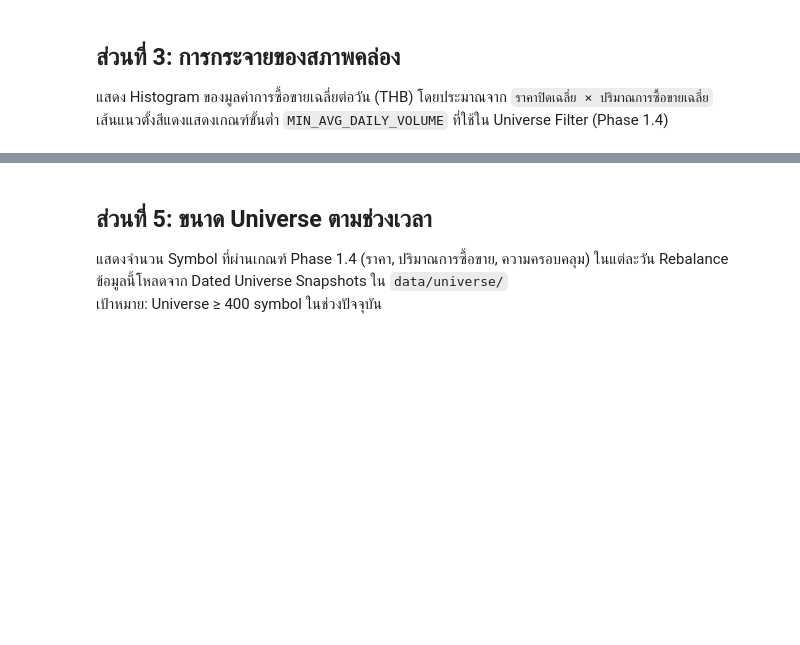
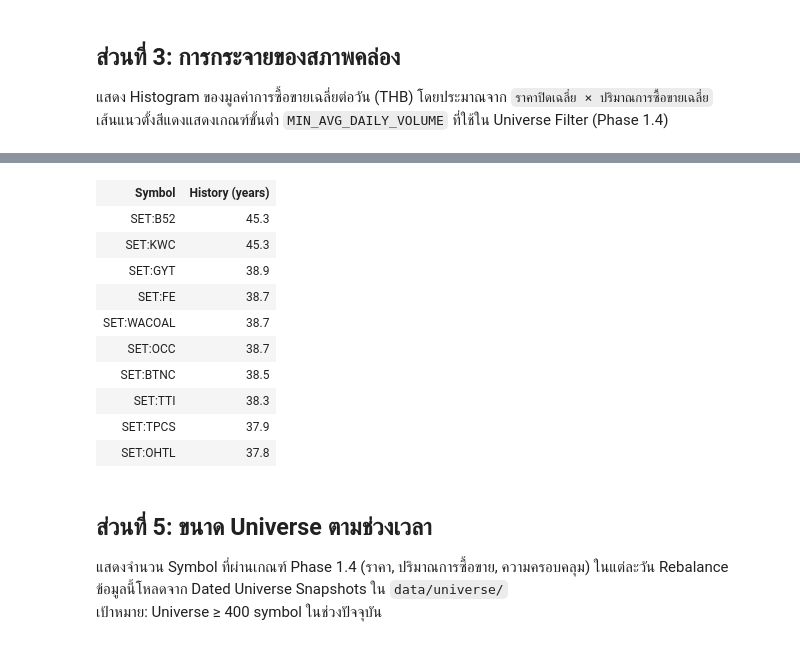
Before and after one commit to lumduan/csm-set, a Jupyter notebook: notebooks/01_data_exploration_executed.ipynb, the cells around one changed output, grey strips where cells are left out. Cells and saved outputs as stored; diff of their text form; code cells hidden in the pictures; blank space fills up the shorter version.

```diff
--- a/notebooks/01_data_exploration_executed.ipynb
+++ b/notebooks/01_data_exploration_executed.ipynb
@@ -224,10 +275,9 @@ Symbols ต่ำกว่าเกณฑ์ MIN_AVG_DAILY_VOLUME: 79 / 693 (11.
 symbols_json_path = settings.data_dir / "universe" / "symbols.json"
 
 if not symbols_json_path.exists():
-    print("⚠ DATA NOT AVAILABLE — data/universe/symbols.json not found."
-          " Run build_universe.py first.")
+    display(HTML("<div style='color:orange;font-weight:bold;'>⚠ DATA NOT AVAILABLE — data/universe/symbols.json not found. Run build_universe.py first.</div>"))
 elif not symbol_keys:
-    print("⚠ DATA NOT AVAILABLE — data/raw/ is empty. Run fetch_history.py first.")
+    display(HTML("<div style='color:orange;font-weight:bold;'>⚠ DATA NOT AVAILABLE — data/raw/ is empty. Run fetch_history.py first.</div>"))
 else:
     raw_json = json.loads(symbols_json_path.read_text())
     universe_candidates: list[str] = raw_json.get("symbols", [])
@@ -238,19 +288,38 @@ else:
     missing_from_raw = candidate_set - raw_set
     extra_in_raw = raw_set - candidate_set  # fetched but not in current universe JSON
 
-    print(f"Universe candidates (symbols.json) : {len(universe_candidates):>5}")
-    print(f"Symbols with raw parquet data      : {len(raw_set):>5}")
-    print(f"Successfully fetched (intersection): {len(fetched):>5}")
-    print(f"Missing from raw (fetch failures)  : {len(missing_from_raw):>5}")
-    print(f"Extra in raw (not in current JSON) : {len(extra_in_raw):>5}")
+    display(HTML(f"""
+<table style="border-collapse:collapse;font-size:14px;font-family:monospace;">
+  <tr style="background:#f5f5f5">
+    <th style="text-align:left;padding:6px 24px 6px 8px;color:#555;">Metric</th>
+    <th style="text-align:right;padding:6px 8px;color:#555;">Count</th>
+  </tr>
+  <tr><td style="padding:5px 24px 5px 8px;color:#888;">Universe candidates (symbols.json)</td>
+      <td style="padding:5px 8px;text-align:right;font-weight:bold;">{len(universe_candidates):,}</td></tr>
+  <tr style="background:#fafafa"><td style="padding:5px 24px 5px 8px;color:#888;">Symbols with raw parquet data</td>
+      <td style="padding:5px 8px;text-align:right;font-weight:bold;">{len(raw_set):,}</td></tr>
+  <tr><td style="padding:5px 24px 5px 8px;color:#2ecc71;">Successfully fetched (intersection)</td>
+      <td style="padding:5px 8px;text-align:right;font-weight:bold;color:#2ecc71;">{len(fetched):,}</td></tr>
+  <tr style="background:#fafafa"><td style="padding:5px 24px 5px 8px;color:#e74c3c;">Missing from raw (fetch failures)</td>
+      <td style="padding:5px 8px;text-align:right;font-weight:bold;color:#e74c3c;">{len(missing_from_raw):,}</td></tr>
+  <tr><td style="padding:5px 24px 5px 8px;color:#888;">Extra in raw (not in current JSON)</td>
+      <td style="padding:5px 8px;text-align:right;font-weight:bold;">{len(extra_in_raw):,}</td></tr>
+</table>
+"""))
 
     if missing_from_raw:
-        print(f"\nตัวอย่าง symbols ที่ดึงไม่สำเร็จ (แสดง 10 รายการแรก):")
-        for s in sorted(missing_from_raw)[:10]:
-            print(f"  {s}")
+        sample_rows = "".join(
+            f"<tr><td style='padding:3px 8px;font-family:monospace;'>{s}</td></tr>"
+            for s in sorted(missing_from_raw)[:10]
+        )
+        display(HTML(f"""
+<details open style="margin-top:12px;">
+  <summary style="cursor:pointer;font-weight:bold;">Sample symbols with fetch failures (first 10)</summary>
+  <table style="border-collapse:collapse;font-size:13px;margin-top:6px;">{sample_rows}</table>
+</details>
+"""))
 
-    # Top-10 symbols by calendar history length (proxy for earliest-listed stocks)
-    print("\nTop-10 Symbols ที่มีประวัติราคายาวนานที่สุด (proxy สำหรับ stocks ที่จดทะเบียนมานาน):")
+    # Top-10 symbols by calendar history length
     history_lengths: list[tuple[str, float]] = []
     for key in symbol_keys:
         try:
@@ -260,13 +329,26 @@ else:
                 continue
             first_dt = close.index[0]
             last_dt = close.index[-1]
-            years = (last_dt - first_dt).days / 365.25
-            history_lengths.append((key, years))
+            years_hist = (last_dt - first_dt).days / 365.25
+            history_lengths.append((key, years_hist))
         except Exception:
             continue
     history_lengths.sort(key=lambda x: x[1], reverse=True)
-    print(f"{'Symbol':<20} {'ระยะเวลา (ปี)':>14}")
-    print("-" * 36)
-    for sym, yrs in history_lengths[:10]:
-        print(f"{sym:<20} {yrs:>14.1f}")
+
+    top_rows = "".join(
+        f"<tr style='{'background:#fafafa' if i % 2 else ''}'>"
+        f"<td style='padding:5px 24px 5px 8px;font-family:monospace;'>{sym}</td>"
+        f"<td style='padding:5px 8px;text-align:right;font-family:monospace;'>{yrs:.1f}</td></tr>"
+        for i, (sym, yrs) in enumerate(history_lengths[:10])
+    )
+    display(HTML(f"""
+<p style="margin-top:16px;font-weight:bold;">Top-10 Symbols by Longest Price History</p>
+<table style="border-collapse:collapse;font-size:14px;">
+  <tr style="background:#f5f5f5">
+    <th style="text-align:left;padding:6px 24px 6px 8px;">Symbol</th>
+    <th style="text-align:right;padding:6px 8px;">History (years)</th>
+  </tr>
+  {top_rows}
+</table>
+"""))
 # %% [output]
@@ -290,3 +373,14 @@ SET:OHTL                       37.8
+| Symbol | History (years) |
+| SET:B52 | 45.3 |
+| SET:KWC | 45.3 |
+| SET:GYT | 38.9 |
+| SET:FE | 38.7 |
+| SET:WACOAL | 38.7 |
+| SET:OCC | 38.7 |
+| SET:BTNC | 38.5 |
+| SET:TTI | 38.3 |
+| SET:TPCS | 37.9 |
+| SET:OHTL | 37.8 |
 # %% [markdown]
 ## ส่วนที่ 5: ขนาด Universe ตามช่วงเวลา
 
```
Also changed, not shown: parts of 12 cells of this notebook, 3 other files.
